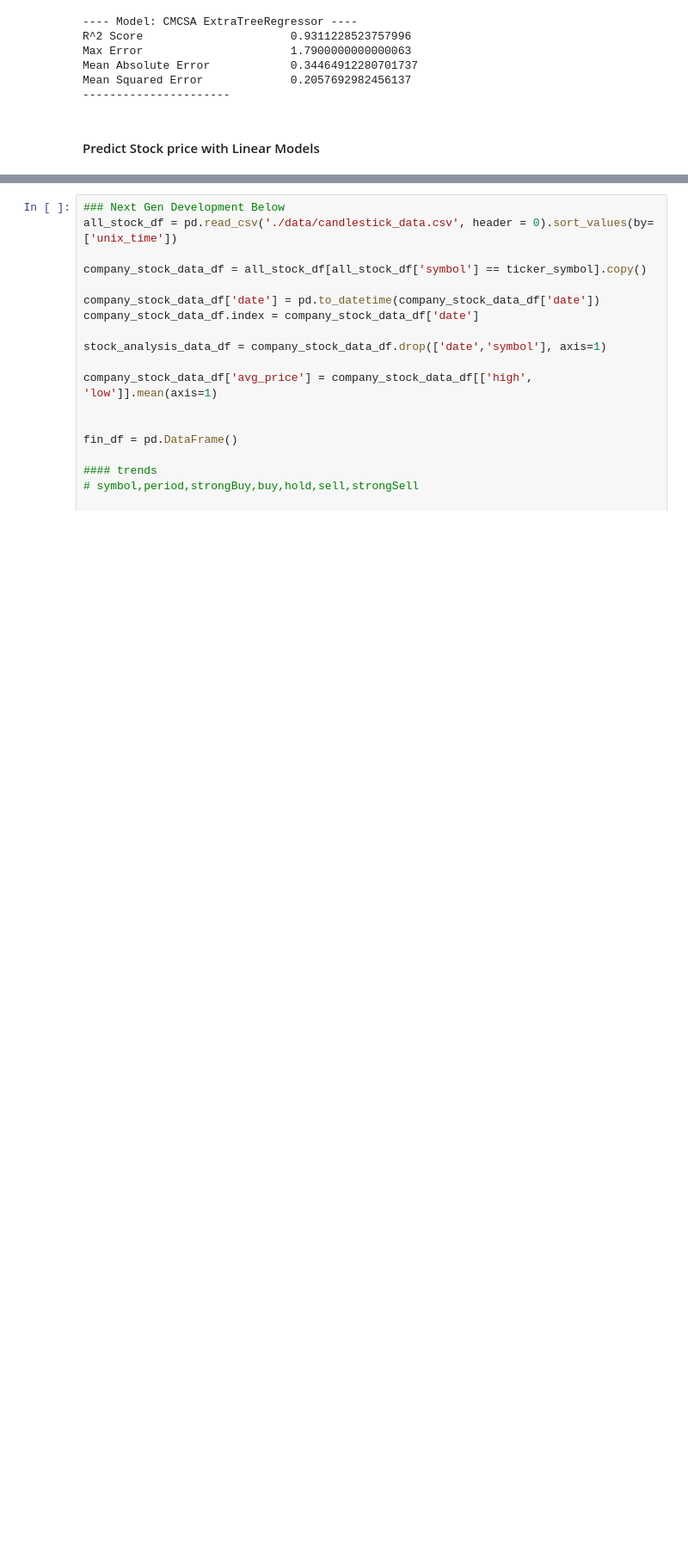
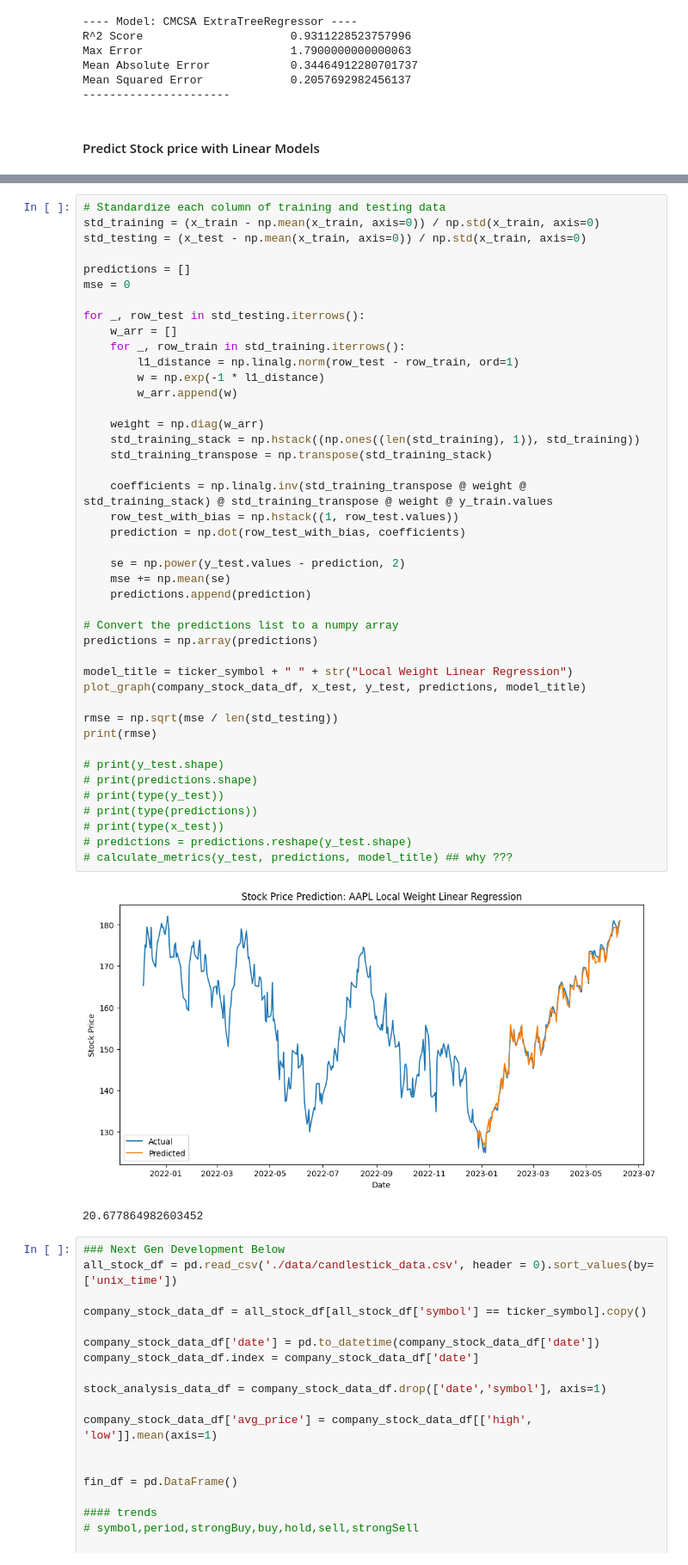
Before and after one commit to geoffpatton/stock-prediction, a Jupyter notebook: final_project_impl.ipynb, the cells around one changed output, grey strips where cells are left out. Shown at 86% size. Saved outputs shown, nothing was run; the diff lists cells and outputs as text; blank space fills up the shorter version.

Commit message:
add local weight model

```diff
--- a/final_project_impl.ipynb
+++ b/final_project_impl.ipynb
@@ -468,3 +467,49 @@ Mean Squared Error             0.06330426853330402
+# %%
+# Standardize each column of training and testing data
+std_training = (x_train - np.mean(x_train, axis=0)) / np.std(x_train, axis=0)
+std_testing = (x_test - np.mean(x_train, axis=0)) / np.std(x_train, axis=0)
+
+predictions = []
+mse = 0
+
+for _, row_test in std_testing.iterrows():
+    w_arr = []
+    for _, row_train in std_training.iterrows():
+        l1_distance = np.linalg.norm(row_test - row_train, ord=1)
+        w = np.exp(-1 * l1_distance)
+        w_arr.append(w)
+
+    weight = np.diag(w_arr)
+    std_training_stack = np.hstack((np.ones((len(std_training), 1)), std_training))
+    std_training_transpose = np.transpose(std_training_stack)
+
+    coefficients = np.linalg.inv(std_training_transpose @ weight @ std_training_stack) @ std_training_transpose @ weight @ y_train.values
+    row_test_with_bias = np.hstack((1, row_test.values))
+    prediction = np.dot(row_test_with_bias, coefficients)
+
+    se = np.power(y_test.values - prediction, 2)
+    mse += np.mean(se)
+    predictions.append(prediction)
+
+# Convert the predictions list to a numpy array
+predictions = np.array(predictions)
+
+model_title = ticker_symbol + " " + str("Local Weight Linear Regression")
+plot_graph(company_stock_data_df, x_test, y_test, predictions, model_title)
+
+rmse = np.sqrt(mse / len(std_testing))
+print(rmse)
+
+# print(y_test.shape)
+# print(predictions.shape)
+# print(type(y_test))
+# print(type(predictions))
+# print(type(x_test))
+# predictions = predictions.reshape(y_test.shape)
+# calculate_metrics(y_test, predictions, model_title) ## why ???
+# %% [output]
+[figure, added]
+20.677864982603452
 # %%
 ### Next Gen Development Below
 all_stock_df = pd.read_csv('./data/candlestick_data.csv', header = 0).sort_values(by=['unix_time'])
```
Also changed, not shown: parts of 2 cells of this notebook.
